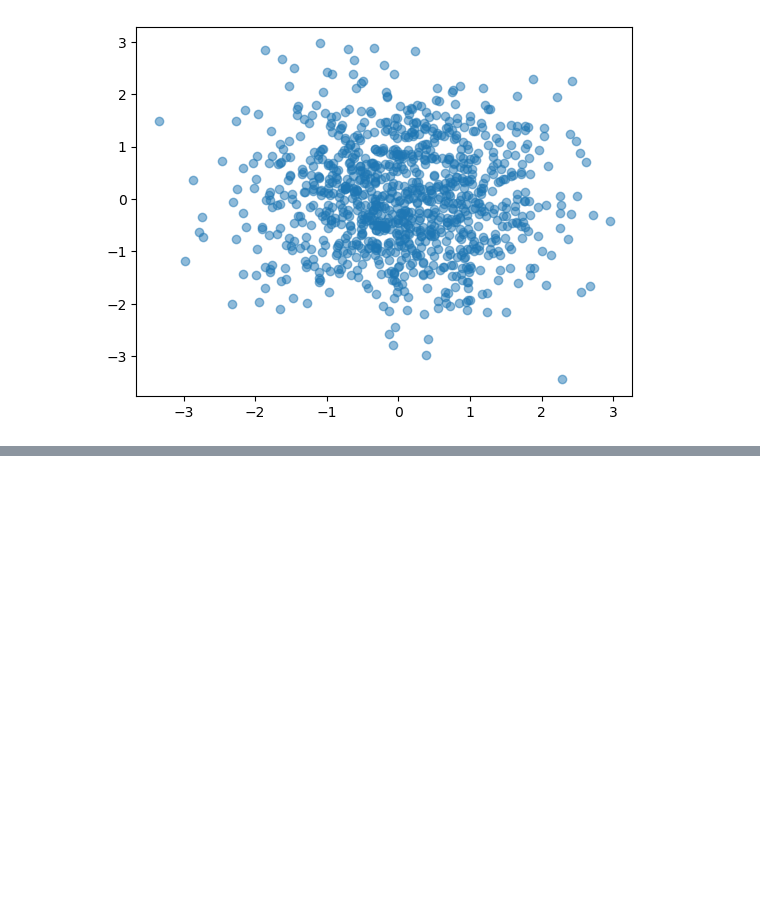
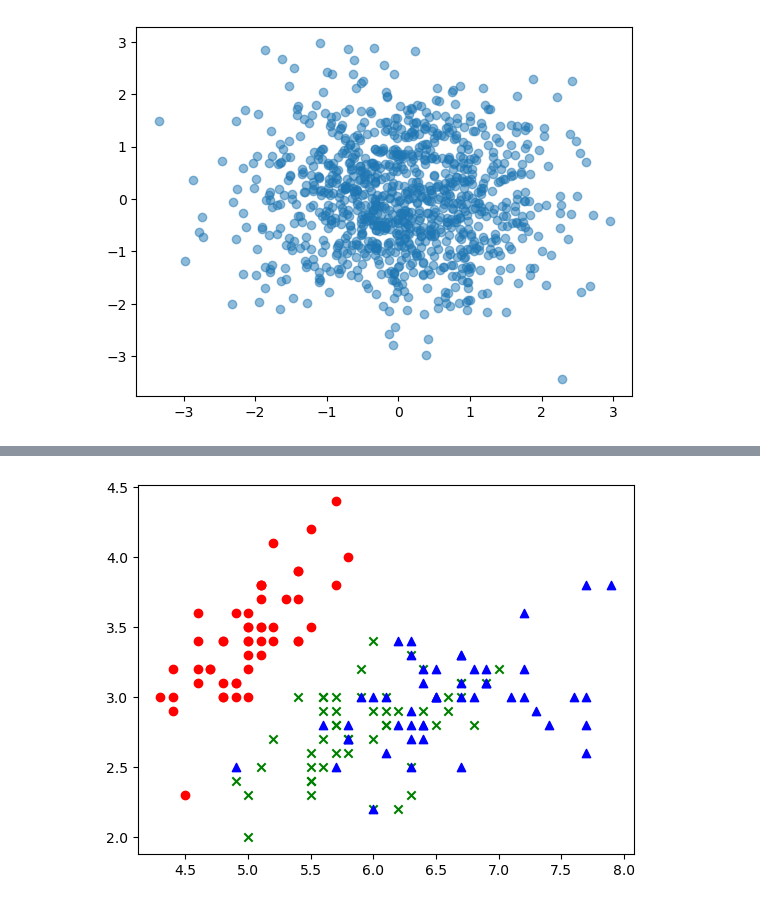
Before and after one commit to yuHang1996/machine_Learning, a Jupyter notebook: note-test.ipynb, the cells around one changed output, grey strips where cells are left out. Saved outputs shown, nothing was run; the diff lists cells and outputs as text; code cells hidden in the pictures; blank space fills up the shorter version.

```diff
--- a/note-test.ipynb
+++ b/note-test.ipynb
@@ -518,0 +551,12 @@ plt.scatter(x, y, alpha=0.5)
+# %%
+import numpy as np
+import matplotlib.pyplot as plt
+import matplotlib as mpl
+from sklearn import datasets
+iris = datasets.load_iris()
+X = iris.data[ : , :2]
+y = iris.target
+for i in range(len(np.unique(y))):
+  plt.scatter(X[y == i, 0], X[y == i, 1], color=['r', 'g', 'b'][i], marker=['o', 'x', '^'][i])
+# %% [output]
+[figure, added]
```
Also changed, not shown: parts of 3 cells of this notebook.
